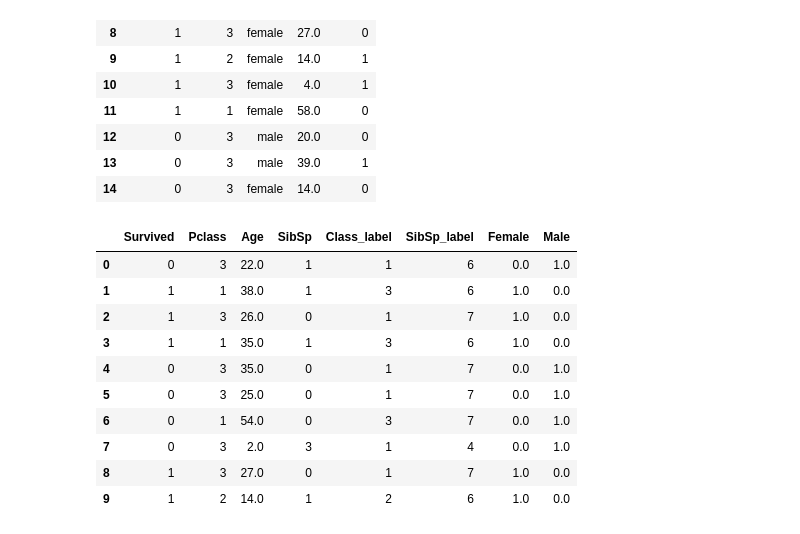
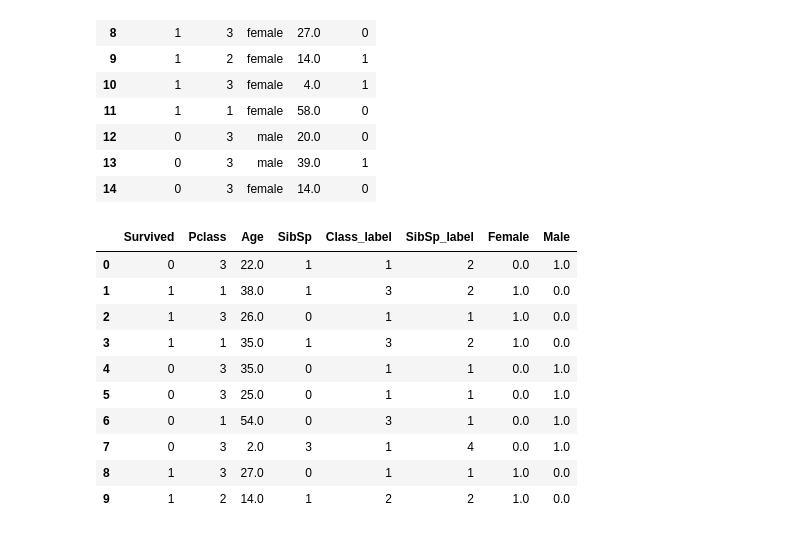
Before and after one commit to Snoozie097/basic_ML_model, a Jupyter notebook: titanic.ipynb, the cells around one changed output. Cells and saved outputs as stored; diff of their text form; code cells hidden in the pictures.

```diff
--- a/titanic.ipynb
+++ b/titanic.ipynb
@@ -177,51 +181,53 @@ df.head(15)
 # In case of Pclass values will be turned around, so the lowest class has the highest importance etc.
 df["Class_label"] = 0
 Pclass_dict = {
     1: 3,
     2: 2,
     3: 1,
 }
 for idx, row in enumerate(df["Pclass"]):
     df.iloc[idx, df.columns.get_loc("Class_label")] = Pclass_dict[df.iloc[idx].loc["Pclass"]]
 df.drop("Pclass", axis=1)
 
 # In case of SibSp values will be turned around, so the lowest class has the highest importance etc.
 df["SibSp_label"] = 0
-Pclass_dict = {
-    0: 7,
-    1: 6,
-    2: 5,
+SibSp_dict = {
+    0: 1,
+    1: 2,
+    2: 3,
     3: 4,
-    4: 3,
-    5: 2,
-    8: 1
+    4: 5,
+    5: 6,
+    8: 7
 }
+
 for idx, row in enumerate(df["SibSp"]):
-    df.iloc[idx, df.columns.get_loc("SibSp_label")] = Pclass_dict[df.iloc[idx].loc["SibSp"]]
+    df.iloc[idx, df.columns.get_loc("SibSp_label")] = SibSp_dict[df.iloc[idx].loc["SibSp"]]
 df.drop("SibSp", axis=1)
+
 
 # In case of Sex the one-hot encoding will be used
 label_encoder = preprocessing.LabelEncoder()
 integer_encoded = label_encoder.fit_transform(df["Sex"])
 
 binary_encoded = to_categorical(integer_encoded)
 df["Female"] = binary_encoded[:,0]
 df["Male"] = binary_encoded[:,1]
 df = df.drop("Sex", axis=1)
 
 df.head(10)
 # %% [output]
 |  | Survived | Pclass | Age | SibSp | Class_label | SibSp_label | Female | Male |
-| 0 | 0 | 3 | 22.0 | 1 | 1 | 6 | 0.0 | 1.0 |
-| 1 | 1 | 1 | 38.0 | 1 | 3 | 6 | 1.0 | 0.0 |
-| 2 | 1 | 3 | 26.0 | 0 | 1 | 7 | 1.0 | 0.0 |
-| 3 | 1 | 1 | 35.0 | 1 | 3 | 6 | 1.0 | 0.0 |
-| 4 | 0 | 3 | 35.0 | 0 | 1 | 7 | 0.0 | 1.0 |
-| 5 | 0 | 3 | 25.0 | 0 | 1 | 7 | 0.0 | 1.0 |
-| 6 | 0 | 1 | 54.0 | 0 | 3 | 7 | 0.0 | 1.0 |
+| 0 | 0 | 3 | 22.0 | 1 | 1 | 2 | 0.0 | 1.0 |
+| 1 | 1 | 1 | 38.0 | 1 | 3 | 2 | 1.0 | 0.0 |
+| 2 | 1 | 3 | 26.0 | 0 | 1 | 1 | 1.0 | 0.0 |
+| 3 | 1 | 1 | 35.0 | 1 | 3 | 2 | 1.0 | 0.0 |
+| 4 | 0 | 3 | 35.0 | 0 | 1 | 1 | 0.0 | 1.0 |
+| 5 | 0 | 3 | 25.0 | 0 | 1 | 1 | 0.0 | 1.0 |
+| 6 | 0 | 1 | 54.0 | 0 | 3 | 1 | 0.0 | 1.0 |
 | 7 | 0 | 3 | 2.0 | 3 | 1 | 4 | 0.0 | 1.0 |
-| 8 | 1 | 3 | 27.0 | 0 | 1 | 7 | 1.0 | 0.0 |
-| 9 | 1 | 2 | 14.0 | 1 | 2 | 6 | 1.0 | 0.0 |
+| 8 | 1 | 3 | 27.0 | 0 | 1 | 1 | 1.0 | 0.0 |
+| 9 | 1 | 2 | 14.0 | 1 | 2 | 2 | 1.0 | 0.0 |
 # %%
 ## Train Test Split
 
```
Also changed, not shown: parts of 10 cells of this notebook.
